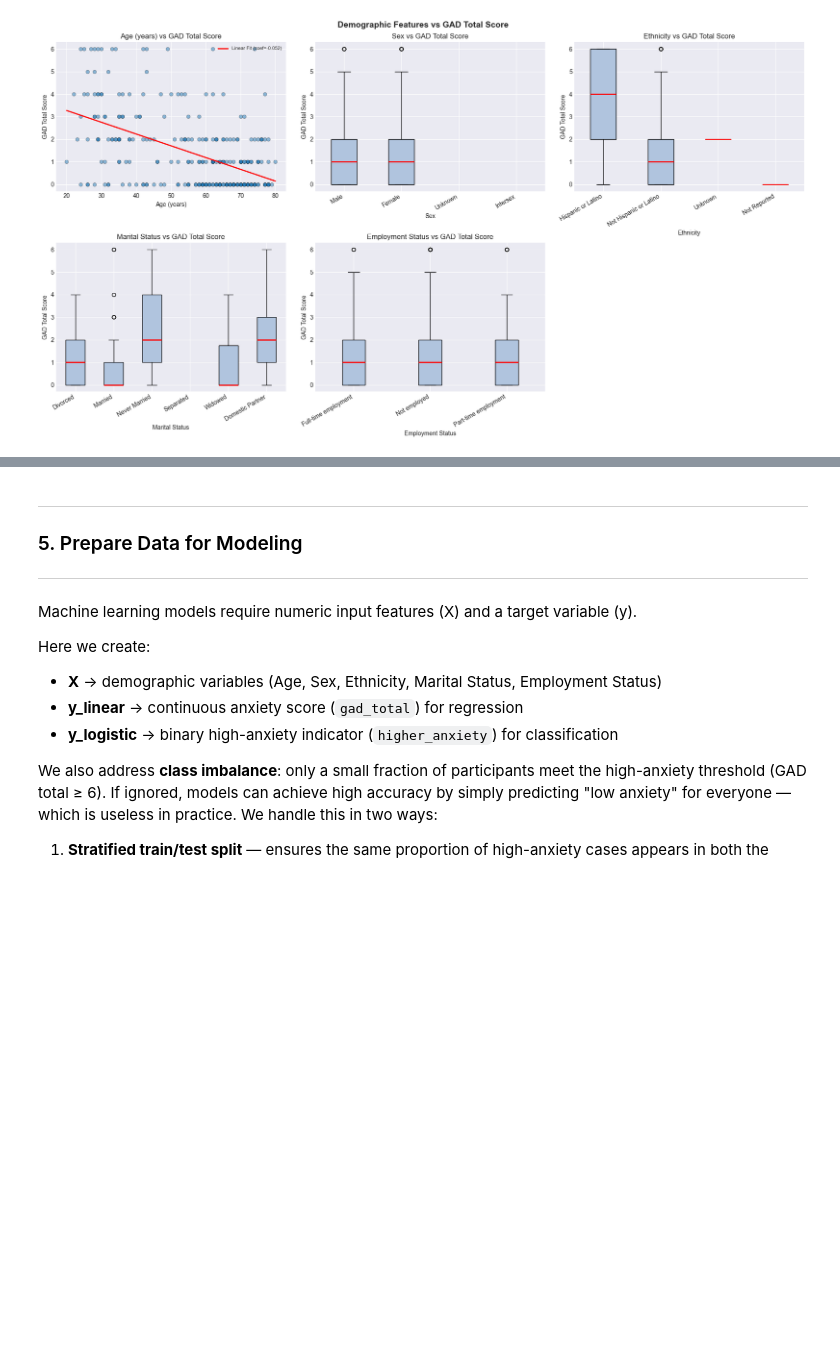
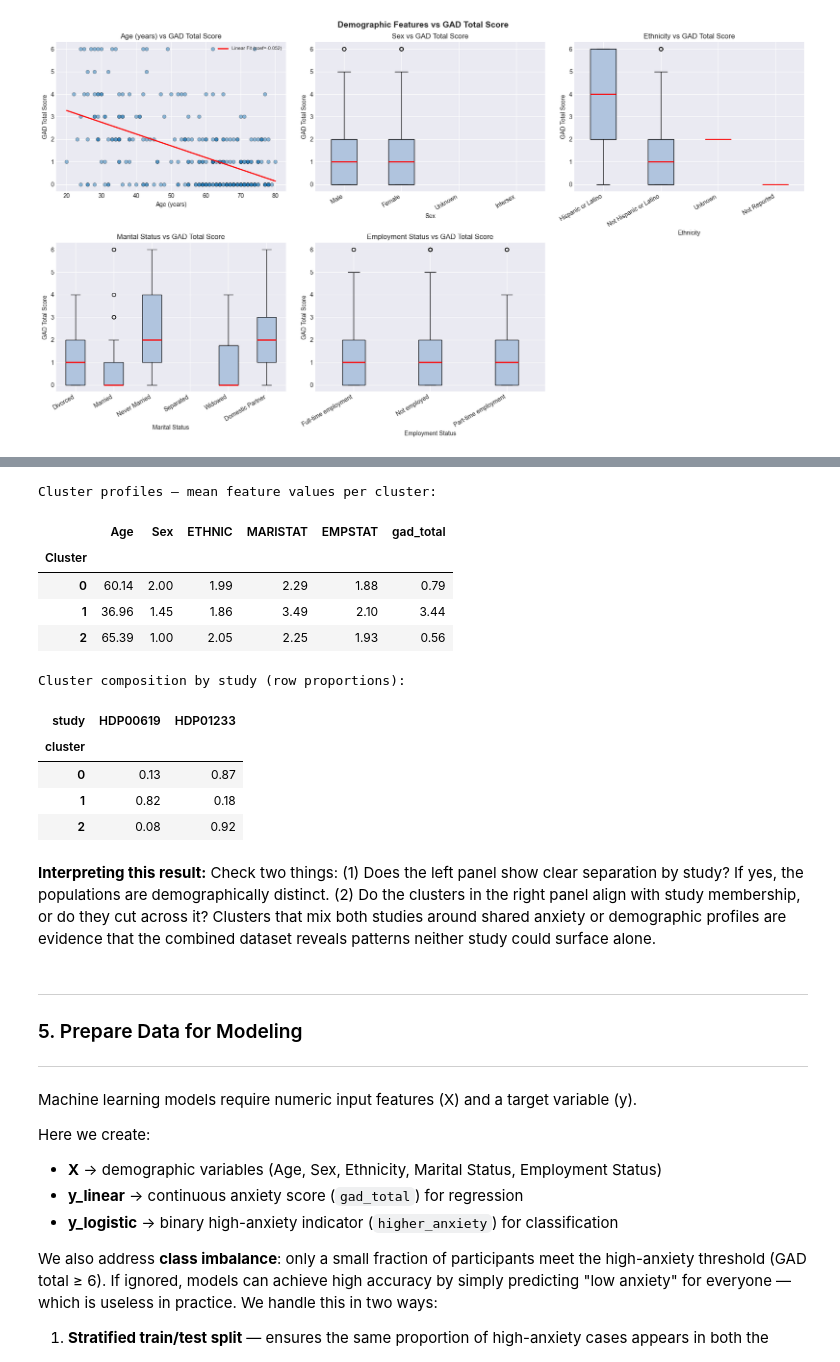
Before and after one commit to pschumm/heal-reuse-examples, a Jupyter notebook: gad2_demographics_example/Notebooks/presentation.ipynb, the cells around one changed output, grey strips where cells are left out. Cells and saved outputs as stored; diff of their text form; code cells hidden in the pictures; blank space fills up the shorter version.

```diff
--- a/gad2_demographics_example/Notebooks/presentation.ipynb
+++ b/gad2_demographics_example/Notebooks/presentation.ipynb
@@ -267,3 +287,27 @@ plt.show()
+# %%
+print("Cluster profiles — mean feature values per cluster:")
+display(get_cluster_profiles(df, cluster_features, cluster_labels))
+
+df_tmp = df.copy()
+df_tmp['study']   = study_labels
+df_tmp['cluster'] = cluster_labels
+print("\nCluster composition by study (row proportions):")
+display(pd.crosstab(df_tmp['cluster'], df_tmp['study'], normalize='index').round(2))
+# %% [output]
+Cluster profiles — mean feature values per cluster:
+|  | Age | Sex | ETHNIC | MARISTAT | EMPSTAT | gad_total |
+| Cluster |  |  |  |  |  |  |
+| 0 | 60.14 | 2.00 | 1.99 | 2.29 | 1.88 | 0.79 |
+| 1 | 36.96 | 1.45 | 1.86 | 3.49 | 2.10 | 3.44 |
+| 2 | 65.39 | 1.00 | 2.05 | 2.25 | 1.93 | 0.56 |
+Cluster composition by study (row proportions):
+| study | HDP00619 | HDP01233 |
+| cluster |  |  |
+| 0 | 0.13 | 0.87 |
+| 1 | 0.82 | 0.18 |
+| 2 | 0.08 | 0.92 |
+# %% [markdown]
+**Interpreting this result:** Check two things: (1) Does the left panel show clear separation by study? If yes, the populations are demographically distinct. (2) Do the clusters in the right panel align with study membership, or do they cut across it? Clusters that mix both studies around shared anxiety or demographic profiles are evidence that the combined dataset reveals patterns neither study could surface alone.
 # %% [markdown]
 ---
 ### 5. Prepare Data for Modeling
```
Also changed, not shown: parts of 10 cells of this notebook, 2 other files.
